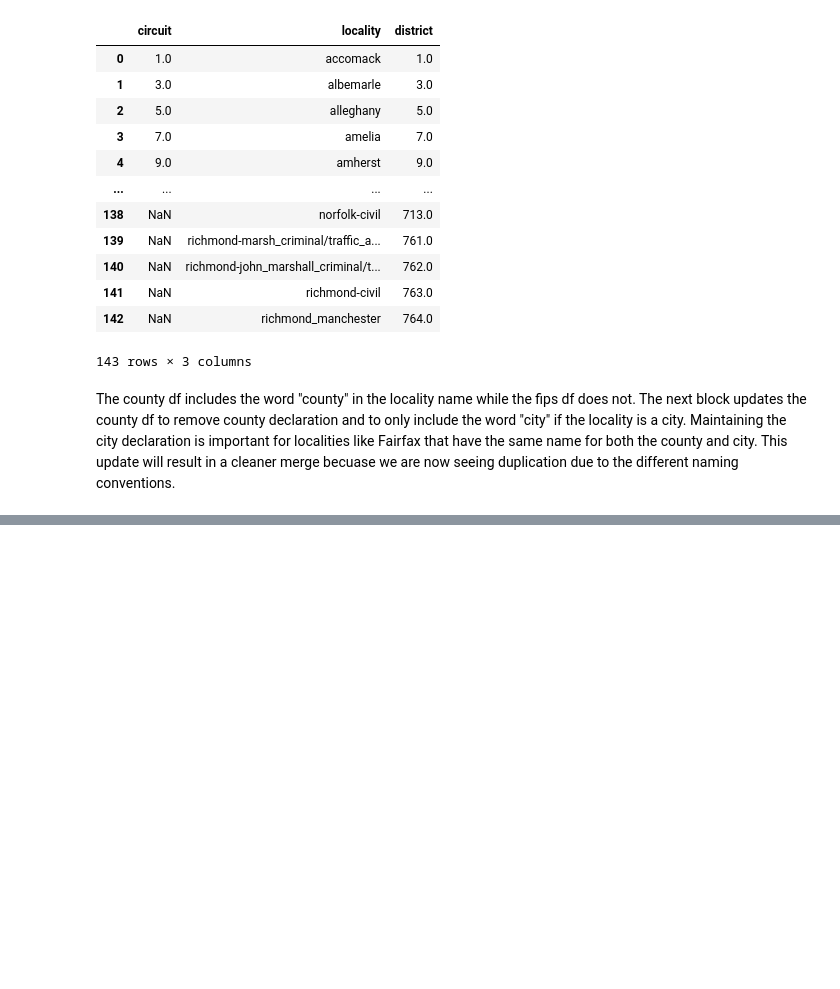
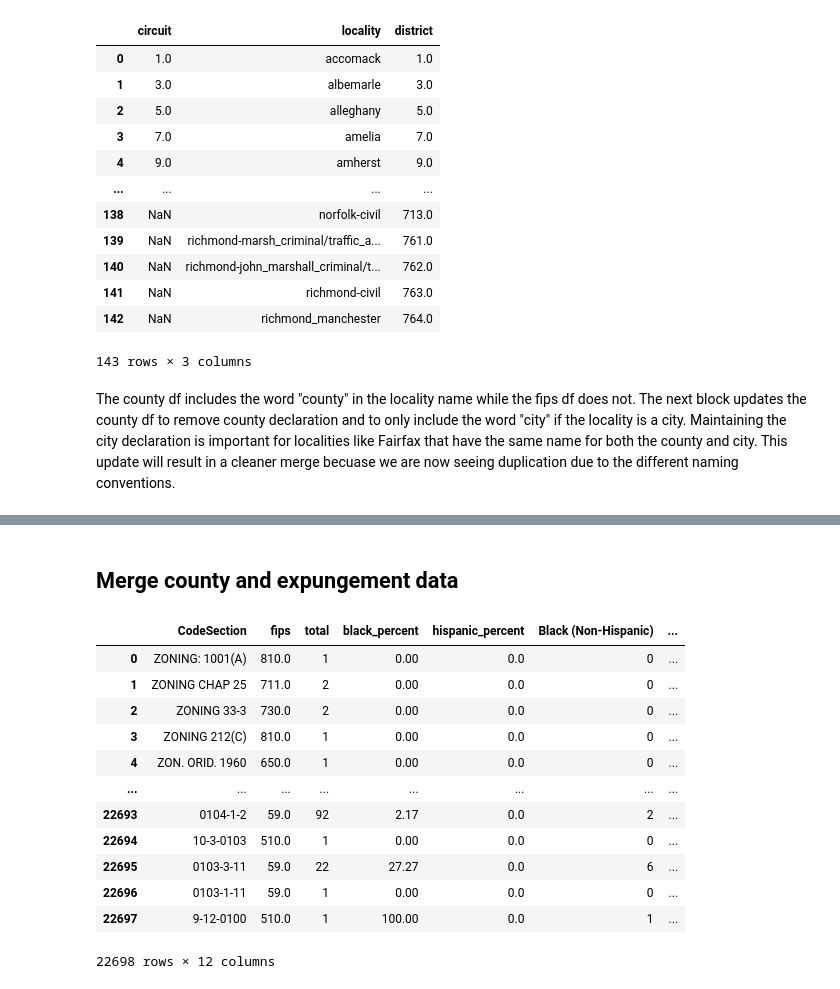
Before and after one commit to code-for-charlottesville/expungementcapstone, a Jupyter notebook: april_6.ipynb, the cells around one changed output, grey strips where cells are left out. Cells and saved outputs as stored; diff of their text form; code cells hidden in the pictures; blank space fills up the shorter version.

Commit message:
Merge county and expungement data

```diff
--- a/april_6.ipynb
+++ b/april_6.ipynb
@@ -293,3 +309,23 @@ result
 localities = list(result["locality"].unique())
 localities.sort()
 # localities
+# %% [markdown]
+## Merge county and expungement data
+# %%
+# load expungement data
+expunge = pd.read_csv("jonData.csv")
+expunge
+# %% [output]
+|  | CodeSection | fips | total | black_percent | hispanic_percent | Black (Non-Hispanic) | ... |
+| 0 | ZONING: 1001(A) | 810.0 | 1 | 0.00 | 0.0 | 0 | ... |
+| 1 | ZONING CHAP 25 | 711.0 | 2 | 0.00 | 0.0 | 0 | ... |
+| 2 | ZONING 33-3 | 730.0 | 2 | 0.00 | 0.0 | 0 | ... |
+| 3 | ZONING 212(C) | 810.0 | 1 | 0.00 | 0.0 | 0 | ... |
+| 4 | ZON. ORID. 1960 | 650.0 | 1 | 0.00 | 0.0 | 0 | ... |
+| ... | ... | ... | ... | ... | ... | ... | ... |
+| 22693 | 0104-1-2 | 59.0 | 92 | 2.17 | 0.0 | 2 | ... |
+| 22694 | 10-3-0103 | 510.0 | 1 | 0.00 | 0.0 | 0 | ... |
+| 22695 | 0103-3-11 | 59.0 | 22 | 27.27 | 0.0 | 6 | ... |
+| 22696 | 0103-1-11 | 59.0 | 1 | 0.00 | 0.0 | 0 | ... |
+| 22697 | 9-12-0100 | 510.0 | 1 | 100.00 | 0.0 | 1 | ... |
+22698 rows × 12 columns
```
Also changed, not shown: parts of 8 cells of this notebook.
